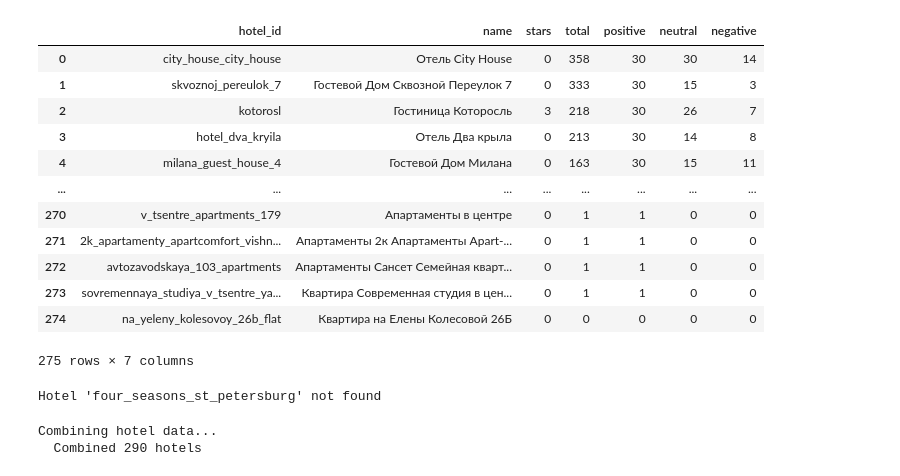
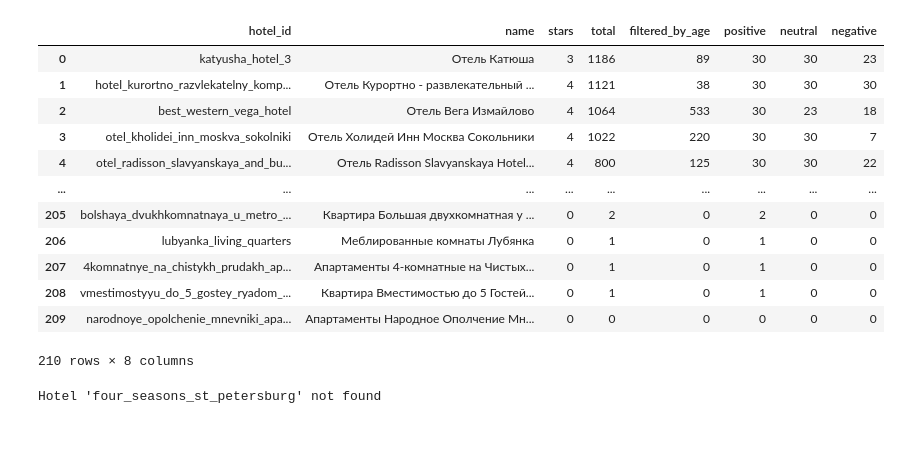
Before and after one commit to rikki-tikki-tech/frozen, a Jupyter notebook: etg_hotels.ipynb, the cells around one changed output. Drawn from its saved outputs; the diff is of its cells as text; code cells hidden in the pictures; blank space fills up the shorter version.

```diff
--- a/etg_hotels.ipynb
+++ b/etg_hotels.ipynb
@@ -65,8 +58,10 @@ def find_region_id(client: ETGClient, city_name: str, language: str) -> int | No
 
     return None
 # %%
-# Find region
-region_id = REGION_ID or find_region_id(client, CITY, LANGUAGE)
+# Find region by city name.
+# ETG API requires region_id for hotel search, so we first
+# lookup the region ID via suggest_region by city name.
+region_id = await find_region_id(client, CITY, LANGUAGE)
 if not region_id:
     raise ValueError(f"Could not find region for '{CITY}'")
 
@@ -224,26 +212,26 @@ df_full
 # %%
-from services import fetch_reviews, filter_reviews, HotelReviewsFiltered
+from services import batch_get_reviews, filter_reviews, HotelReviewsFiltered
 
-print(f"[reviews_progress] Загрузка отзывов для {len(hotel_hids)} отелей...")
-raw_reviews = fetch_reviews(client, hotel_hids, LANGUAGE)
-reviews_map = filter_reviews(
-    raw_reviews,
-    max_age_years=REVIEWS_MAX_AGE_YEARS,
-    reviews_per_segment=REVIEWS_PER_SEGMENT,
-    neutral_threshold=NEUTRAL_RATING_THRESHOLD,
-    negative_threshold=NEGATIVE_RATING_THRESHOLD,
-)
+print(f"[batch_get_reviews_start] Загрузка отзывов для {len(hotel_hids)} отелей...")
+raw_reviews = await batch_get_reviews(client, hotel_hids, LANGUAGE)
+reviews_map = filter_reviews(raw_reviews)
 
 total_raw = sum(len(revs) for revs in raw_reviews.values())
 total_filtered = sum(len(rd["reviews"]) for rd in reviews_map.values())
+total_filtered_by_age = sum(rd["filtered_by_age"] for rd in reviews_map.values())
 hotels_with_reviews = len(reviews_map)
 total_positive = sum(rd["positive_count"] for rd in reviews_map.values())
 total_neutral = sum(rd["neutral_count"] for rd in reviews_map.values())
 total_negative = sum(rd["negative_count"] for rd in reviews_map.values())
 
 print(
-    f"[reviews_summary] Обработано {total_raw} отзывов → {total_filtered} релевантных "
-    f"({total_positive} позитивных, {total_neutral} нейтральных, {total_negative} негативных) "
-    f"для {hotels_with_reviews} отелей"
+    f"[batch_get_reviews_done] Всего {hotels_with_reviews} отелей с отзывами из {len(hotel_hids)}"
 )
+print(
+    f"  Обработано {total_raw} отзывов → {total_filtered} релевантных "
+    f"(отсечено по давности: {total_filtered_by_age})"
+)
+print(
+    f"  Сегменты: {total_positive} позитивных, {total_neutral} нейтральных, {total_negative} негативных"
+)
 # %% [output]
@@ -264,6 +248,7 @@ for hid, data in reviews_map.items():
         "hotel_id": hotel_id,
         "hid": hid,
         "total": data["total_reviews"],
+        "filtered_by_age": data["filtered_by_age"],
         "positive": data["positive_count"],
         "neutral": data["neutral_count"],
         "negative": data["negative_count"],
@@ -279,7 +264,11 @@ df_reviews_full = df_reviews.merge(
     on="hid",
     how="left"
 )
-df_reviews_full = df_reviews_full[["hotel_id", "name", "stars", "total", "positive", "neutral", "negative"]]
+df_reviews_full = df_reviews_full[["hotel_id", "name", "stars", "total", "filtered_by_age", "positive", "neutral", "negative"]]
+
+# Rating thresholds for display
+NEUTRAL_THRESHOLD = 7.0
+NEGATIVE_THRESHOLD = 5.0
 
 
 def show_reviews(hotel_id: str, segment: str = "all", limit: int = 5) -> None:
@@ -307,49 +296,49 @@ def show_reviews(hotel_id: str, segment: str = "all", limit: int = 5) -> None:
     print(f"Total: {data['total_reviews']} | +{data['positive_count']} / ~{data['neutral_count']} / -{data['negative_count']}")
     print(f"{'='*60}\n")
 
     reviews = data["reviews"]
 
     def print_segment(name: str, filter_fn, limit: int):
         segment_reviews = [r for r in reviews if filter_fn(r)][:limit]
         if not segment_reviews:
             return
         print(f"--- {name} ({len(segment_reviews)}) ---")
         for r in segment_reviews:
             rating = r["rating"]
             date = r["created"][:10]
             lang = r.get("_lang", "?")
             plus = r.get("review_plus", "").strip()
             minus = r.get("review_minus", "").strip()
             print(f"\n[{rating}/10] {date} [{lang}]")
             if plus:
                 print(f"  + {plus[:300]}")
             if minus:
                 print(f"  - {minus[:300]}")
         print()
 
     if segment in ("all", "positive"):
-        print_segment("POSITIVE", lambda r: r["rating"] >= NEUTRAL_RATING_THRESHOLD, limit)
+        print_segment("POSITIVE", lambda r: r["rating"] >= NEUTRAL_THRESHOLD, limit)
     if segment in ("all", "neutral"):
-        print_segment("NEUTRAL", lambda r: NEGATIVE_RATING_THRESHOLD <= r["rating"] < NEUTRAL_RATING_THRESHOLD, limit)
+        print_segment("NEUTRAL", lambda r: NEGATIVE_THRESHOLD <= r["rating"] < NEUTRAL_THRESHOLD, limit)
     if segment in ("all", "negative"):
-        print_segment("NEGATIVE", lambda r: r["rating"] < NEGATIVE_RATING_THRESHOLD, limit)
+        print_segment("NEGATIVE", lambda r: r["rating"] < NEGATIVE_THRESHOLD, limit)
 
 
 df_reviews_full
 # %% [output]
-|  | hotel_id | name | stars | total | positive | neutral | negative |
-| 0 | city_house_city_house | Отель City House | 0 | 358 | 30 | 30 | 14 |
-| 1 | skvoznoj_pereulok_7 | Гостевой Дом Сквозной Переулок 7 | 0 | 333 | 30 | 15 | 3 |
-| 2 | kotorosl | Гостиница Которосль | 3 | 218 | 30 | 26 | 7 |
-| 3 | hotel_dva_kryila | Отель Два крыла | 0 | 213 | 30 | 14 | 8 |
-| 4 | milana_guest_house_4 | Гостевой Дом Милана | 0 | 163 | 30 | 15 | 11 |
-| ... | ... | ... | ... | ... | ... | ... | ... |
-| 270 | v_tsentre_apartments_179 | Апартаменты в центре | 0 | 1 | 1 | 0 | 0 |
-| 271 | 2k_apartamenty_apartcomfort_vishn... | Апартаменты 2к Апартаменты Apart-... | 0 | 1 | 1 | 0 | 0 |
-| 272 | avtozavodskaya_103_apartments | Апартаменты Сансет Семейная кварт... | 0 | 1 | 1 | 0 | 0 |
-| 273 | sovremennaya_studiya_v_tsentre_ya... | Квартира Современная студия в цен... | 0 | 1 | 1 | 0 | 0 |
-| 274 | na_yeleny_kolesovoy_26b_flat | Квартира на Елены Колесовой 26Б | 0 | 0 | 0 | 0 | 0 |
+|  | hotel_id | name | stars | total | filtered_by_age | positive | neutral | negative |
+| 0 | katyusha_hotel_3 | Отель Катюша | 3 | 1186 | 89 | 30 | 30 | 23 |
+| 1 | hotel_kurortno_razvlekatelny_komp... | Отель Курортно - развлекательный ... | 4 | 1121 | 38 | 30 | 30 | 30 |
+| 2 | best_western_vega_hotel | Отель Вега Измайлово | 4 | 1064 | 533 | 30 | 23 | 18 |
+| 3 | otel_kholidei_inn_moskva_sokolniki | Отель Холидей Инн Москва Сокольники | 4 | 1022 | 220 | 30 | 30 | 7 |
+| 4 | otel_radisson_slavyanskaya_and_bu... | Отель Radisson Slavyanskaya Hotel... | 4 | 800 | 125 | 30 | 30 | 22 |
+| ... | ... | ... | ... | ... | ... | ... | ... | ... |
+| 205 | bolshaya_dvukhkomnatnaya_u_metro_... | Квартира Большая двухкомнатная у ... | 0 | 2 | 0 | 2 | 0 | 0 |
+| 206 | lubyanka_living_quarters | Меблированные комнаты Лубянка | 0 | 1 | 0 | 1 | 0 | 0 |
+| 207 | 4komnatnye_na_chistykh_prudakh_ap... | Апартаменты 4-комнатные на Чистых... | 0 | 1 | 0 | 1 | 0 | 0 |
+| 208 | vmestimostyyu_do_5_gostey_ryadom_... | Квартира Вместимостью до 5 Гостей... | 0 | 1 | 0 | 1 | 0 | 0 |
+| 209 | narodnoye_opolchenie_mnevniki_apa... | Апартаменты Народное Ополчение Мн... | 0 | 0 | 0 | 0 | 0 | 0 |
-275 rows × 7 columns
+210 rows × 8 columns
 # %%
 # Example: view reviews for a specific hotel
 # show_reviews("four_seasons_st_petersburg")              # all segments, 5 per segment
@@ -396,5 +350,0 @@ def combine_hotel_data(
-# %%
-combined = combine_hotel_data(hotels, content_map, reviews_map)
-# %% [output]
-Combining hotel data...
-  Combined 290 hotels
```
Also changed, not shown: parts of 17 cells of this notebook, 14 other files.
